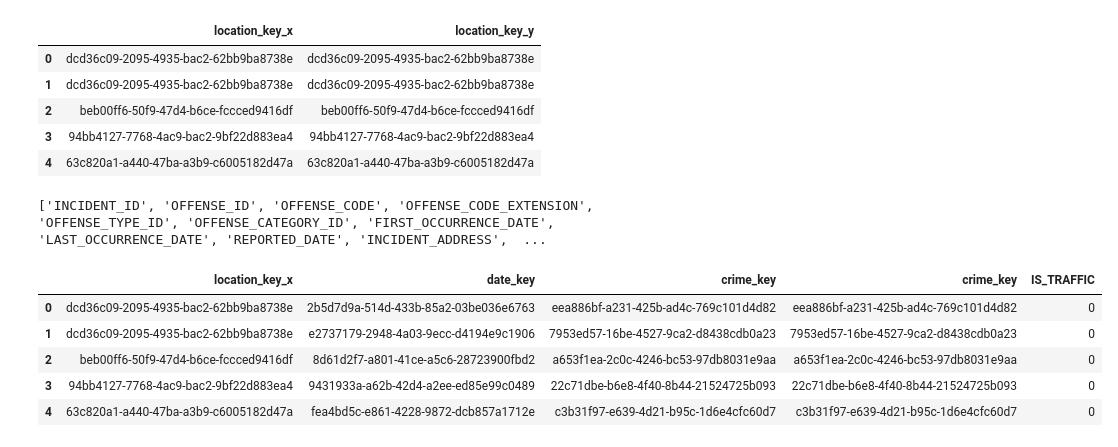
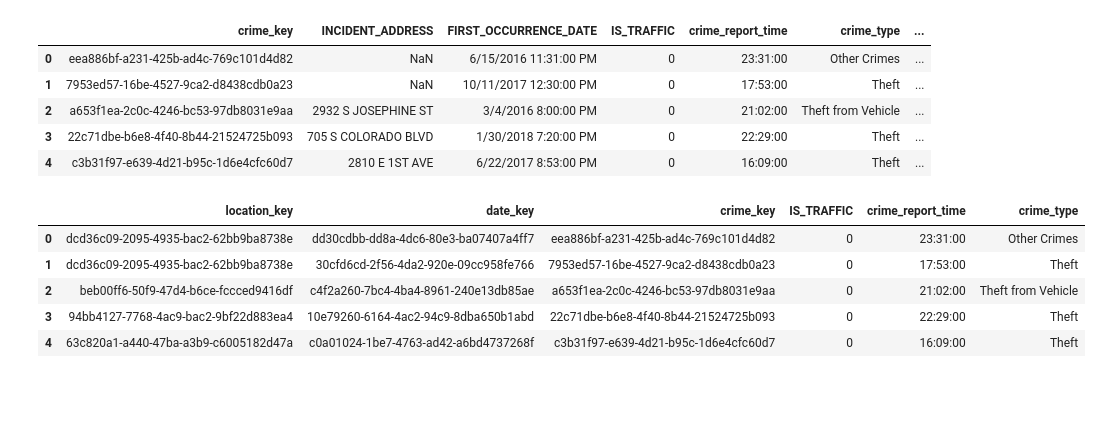
Before and after one commit to ZarifS/crime-stats, a Jupyter notebook: denver-datasets/denver_fact_table.ipynb, the cells around one changed output. Saved outputs shown, nothing was run; the diff lists cells and outputs as text; code cells hidden in the pictures; blank space fills up the shorter version.

Commit message:
fact tables are done

```diff
--- a/denver-datasets/denver_fact_table.ipynb
+++ b/denver-datasets/denver_fact_table.ipynb
@@ -40,3 +20,6 @@ denver_parent_data.head()
+# %%
+#only picking colummns that are needed
+denver_parent_data = denver_parent_data[['crime_key', 'INCIDENT_ADDRESS', 'FIRST_OCCURRENCE_DATE', 'IS_TRAFFIC', 'crime_report_time', 'crime_type']]
 # %%
 #Adding Denver address-key
 denver_parent_data = pd.merge(denver_parent_data, denver_address, how='left', left_on=['INCIDENT_ADDRESS'], right_on = ['location_name'])
@@ -42,0 +35,4 @@ denver_parent_data = pd.merge(denver_parent_data, denver_address, how='left', le
+# %%
+#Drop unnecessary columns
+denver_parent_data = denver_parent_data.iloc[:, 0:7]
+denver_parent_data.head()
@@ -84,24 +78,20 @@ denver_parent_data.head()
 # %%
-denver_parent_data[['location_key_x', 'location_key_y']].head()
+denver_parent_data.head()
 # %% [output]
-|  | location_key_x | location_key_y |
-| 0 | dcd36c09-2095-4935-bac2-62bb9ba8738e | dcd36c09-2095-4935-bac2-62bb9ba8738e |
-| 1 | dcd36c09-2095-4935-bac2-62bb9ba8738e | dcd36c09-2095-4935-bac2-62bb9ba8738e |
-| 2 | beb00ff6-50f9-47d4-b6ce-fccced9416df | beb00ff6-50f9-47d4-b6ce-fccced9416df |
-| 3 | 94bb4127-7768-4ac9-bac2-9bf22d883ea4 | 94bb4127-7768-4ac9-bac2-9bf22d883ea4 |
-| 4 | 63c820a1-a440-47ba-a3b9-c6005182d47a | 63c820a1-a440-47ba-a3b9-c6005182d47a |
+|  | crime_key | INCIDENT_ADDRESS | FIRST_OCCURRENCE_DATE | IS_TRAFFIC | crime_report_time | crime_type | ... |
+| 0 | eea886bf-a231-425b-ad4c-769c101d4d82 | NaN | 6/15/2016 11:31:00 PM | 0 | 23:31:00 | Other Crimes | ... |
+| 1 | 7953ed57-16be-4527-9ca2-d8438cdb0a23 | NaN | 10/11/2017 12:30:00 PM | 0 | 17:53:00 | Theft | ... |
+| 2 | a653f1ea-2c0c-4246-bc53-97db8031e9aa | 2932 S JOSEPHINE ST | 3/4/2016 8:00:00 PM | 0 | 21:02:00 | Theft from Vehicle | ... |
+| 3 | 22c71dbe-b6e8-4f40-8b44-21524725b093 | 705 S COLORADO BLVD | 1/30/2018 7:20:00 PM | 0 | 22:29:00 | Theft | ... |
+| 4 | c3b31f97-e639-4d21-b95c-1d6e4cfc60d7 | 2810 E 1ST AVE | 6/22/2017 8:53:00 PM | 0 | 16:09:00 | Theft | ... |
-# %%
-print(denver_parent_data.columns.tolist())
-# %% [output]
-['INCIDENT_ID', 'OFFENSE_ID', 'OFFENSE_CODE', 'OFFENSE_CODE_EXTENSION', 'OFFENSE_TYPE_ID', 'OFFENSE_CATEGORY_ID', 'FIRST_OCCURRENCE_DATE', 'LAST_OCCURRENCE_DATE', 'REPORTED_DATE', 'INCIDENT_ADDRESS',  ...
 # %%
 #Create denver_fact_table
-denver_fact_table = denver_parent_data[['location_key_x', 'date_key', 'crime_key', 'IS_TRAFFIC']]
+denver_fact_table = denver_parent_data[['location_key', 'date_key', 'crime_key', 'IS_TRAFFIC', 'crime_report_time', 'crime_type']]
 denver_fact_table.head()
 # %% [output]
-|  | location_key_x | date_key | crime_key | crime_key | IS_TRAFFIC |
-| 0 | dcd36c09-2095-4935-bac2-62bb9ba8738e | 2b5d7d9a-514d-433b-85a2-03be036e6763 | eea886bf-a231-425b-ad4c-769c101d4d82 | eea886bf-a231-425b-ad4c-769c101d4d82 | 0 |
-| 1 | dcd36c09-2095-4935-bac2-62bb9ba8738e | e2737179-2948-4a03-9ecc-d4194e9c1906 | 7953ed57-16be-4527-9ca2-d8438cdb0a23 | 7953ed57-16be-4527-9ca2-d8438cdb0a23 | 0 |
-| 2 | beb00ff6-50f9-47d4-b6ce-fccced9416df | 8d61d2f7-a801-41ce-a5c6-28723900fbd2 | a653f1ea-2c0c-4246-bc53-97db8031e9aa | a653f1ea-2c0c-4246-bc53-97db8031e9aa | 0 |
-| 3 | 94bb4127-7768-4ac9-bac2-9bf22d883ea4 | 9431933a-a62b-42d4-a2ee-ed85e99c0489 | 22c71dbe-b6e8-4f40-8b44-21524725b093 | 22c71dbe-b6e8-4f40-8b44-21524725b093 | 0 |
-| 4 | 63c820a1-a440-47ba-a3b9-c6005182d47a | fea4bd5c-e861-4228-9872-dcb857a1712e | c3b31f97-e639-4d21-b95c-1d6e4cfc60d7 | c3b31f97-e639-4d21-b95c-1d6e4cfc60d7 | 0 |
+|  | location_key | date_key | crime_key | IS_TRAFFIC | crime_report_time | crime_type |
+| 0 | dcd36c09-2095-4935-bac2-62bb9ba8738e | dd30cdbb-dd8a-4dc6-80e3-ba07407a4ff7 | eea886bf-a231-425b-ad4c-769c101d4d82 | 0 | 23:31:00 | Other Crimes |
+| 1 | dcd36c09-2095-4935-bac2-62bb9ba8738e | 30cfd6cd-2f56-4da2-920e-09cc958fe766 | 7953ed57-16be-4527-9ca2-d8438cdb0a23 | 0 | 17:53:00 | Theft |
+| 2 | beb00ff6-50f9-47d4-b6ce-fccced9416df | c4f2a260-7bc4-4ba4-8961-240e13db85ae | a653f1ea-2c0c-4246-bc53-97db8031e9aa | 0 | 21:02:00 | Theft from Vehicle |
+| 3 | 94bb4127-7768-4ac9-bac2-9bf22d883ea4 | 10e79260-6164-4ac2-94c9-8dba650b1abd | 22c71dbe-b6e8-4f40-8b44-21524725b093 | 0 | 22:29:00 | Theft |
+| 4 | 63c820a1-a440-47ba-a3b9-c6005182d47a | c0a01024-1be7-4763-ad42-a6bd4737268f | c3b31f97-e639-4d21-b95c-1d6e4cfc60d7 | 0 | 16:09:00 | Theft |
```
Also changed, not shown: parts of 15 cells of this notebook, 2 other files.
